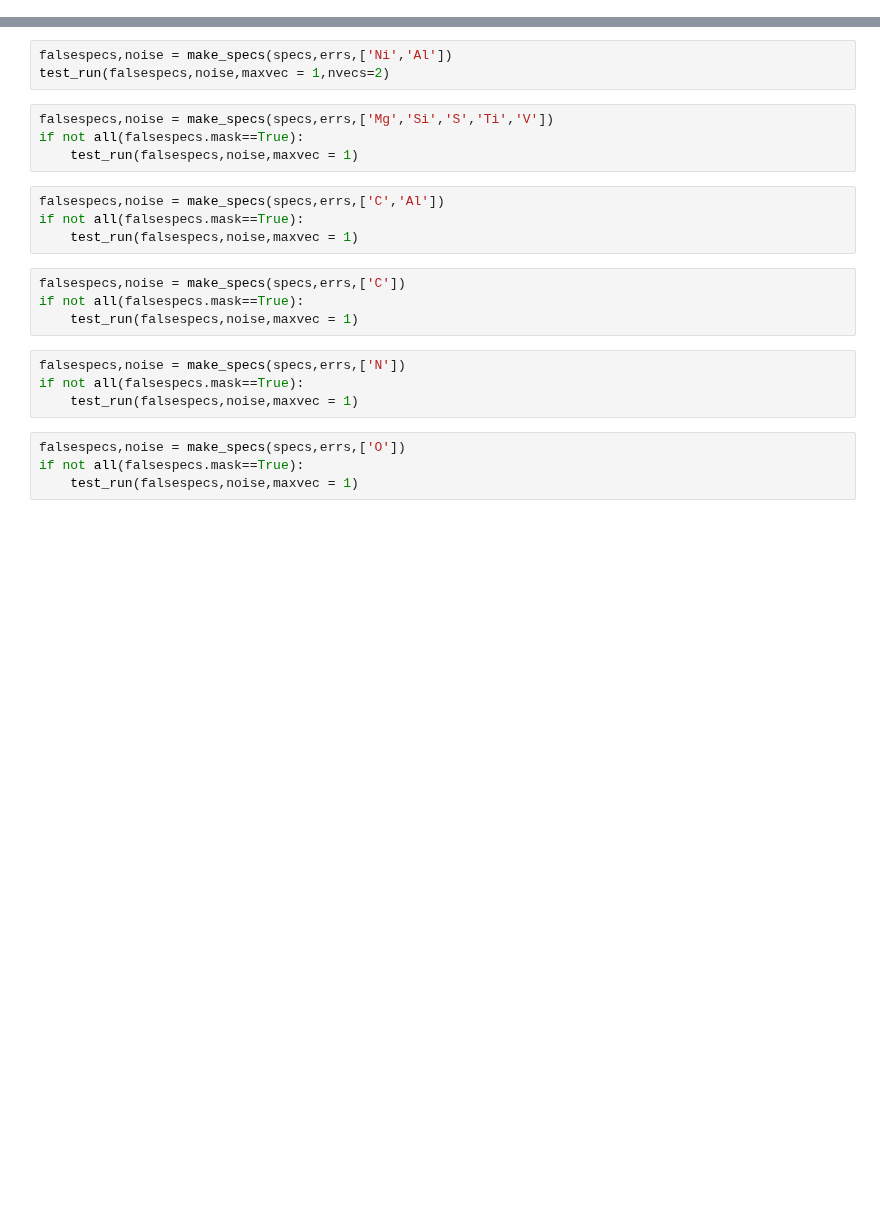
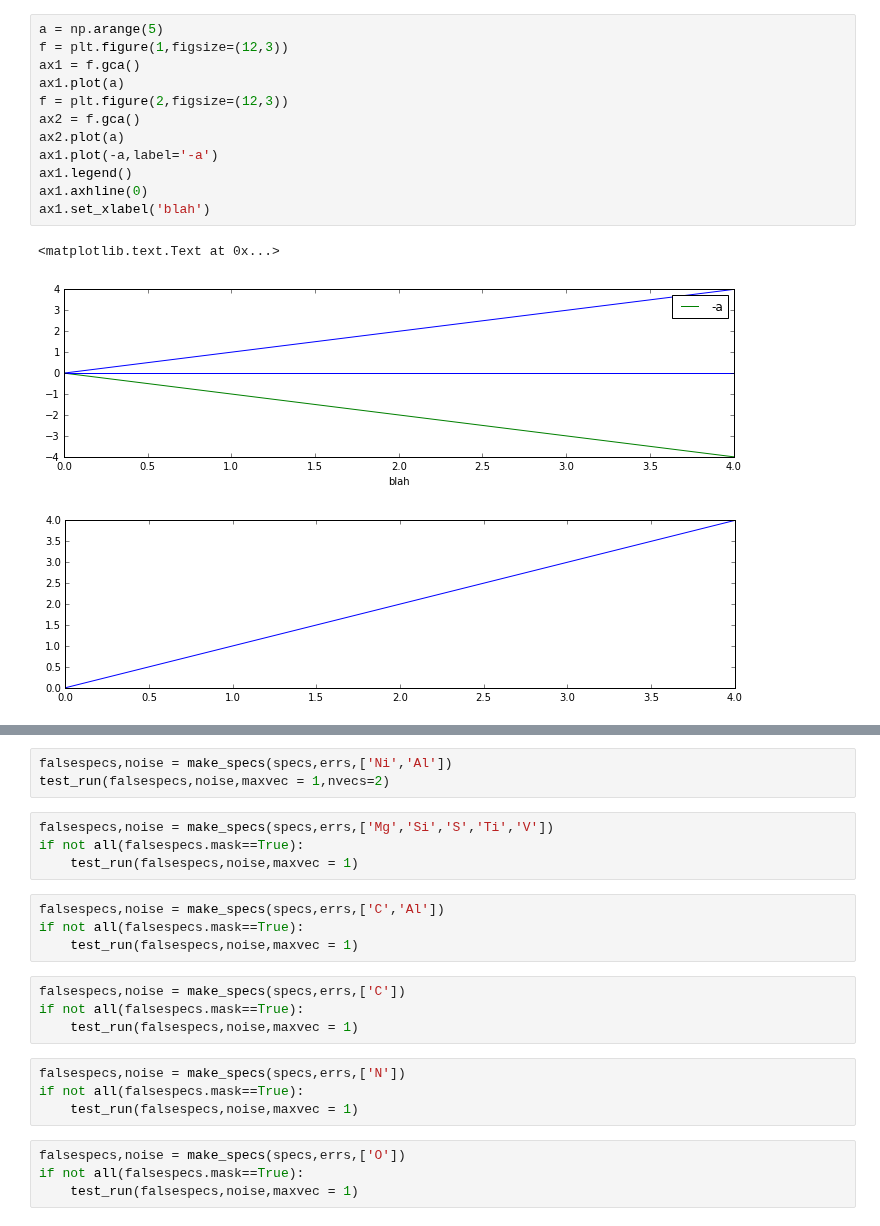
Before and after one commit to NatalieP-J/rcapogee-plots, a Jupyter notebook: test_empca.ipynb, the cells around one changed output, grey strips where cells are left out. Cells and saved outputs as stored; diff of their text form; blank space fills up the shorter version.

Commit message:
Moving to laptop for easier modification of plotting function in sublime

```diff
--- a/test_empca.ipynb
+++ b/test_empca.ipynb
@@ -189,0 +10,16 @@ def test_run_comp(specs,noise,deltR2=2e-3,nvecs=5,mad=True,maxvec=5):
+# %%
+a = np.arange(5)
+f = plt.figure(1,figsize=(12,3))
+ax1 = f.gca()
+ax1.plot(a)
+f = plt.figure(2,figsize=(12,3))
+ax2 = f.gca()
+ax2.plot(a)
+ax1.plot(-a,label='-a')
+ax1.legend()
+ax1.axhline(0)
+ax1.set_xlabel('blah')
+# %% [output]
+<matplotlib.text.Text at 0x...>
+[figure, added]
+[figure, added]
```
Also changed, not shown: parts of 7 cells of this notebook, 2 other files.
